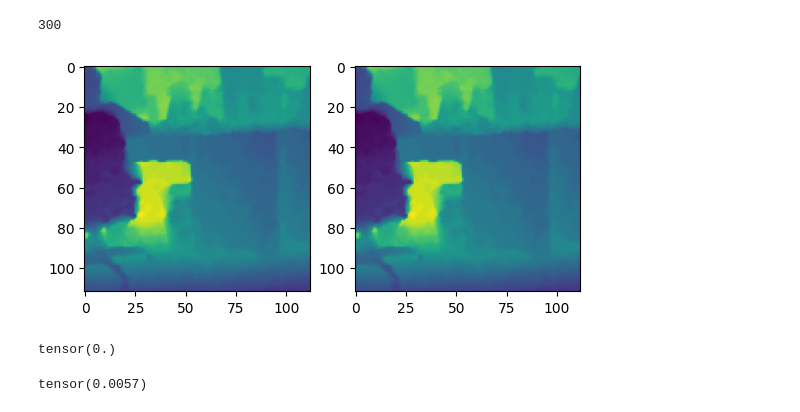
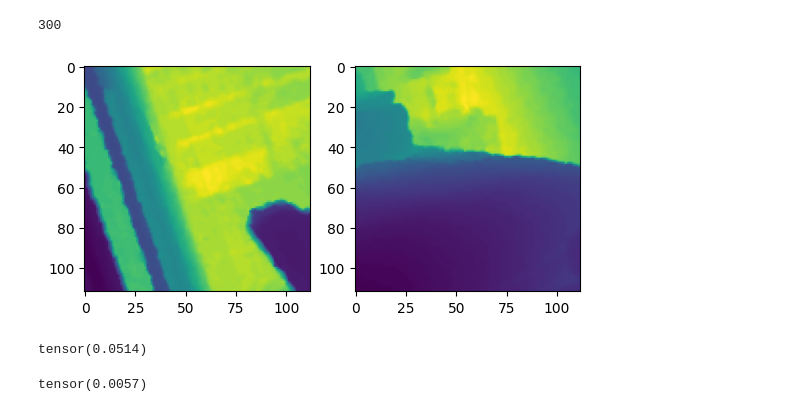
Before and after one commit to Onon0/DepthSegmentation, a Jupyter notebook: Untitled.ipynb, the cells around one changed output. Drawn from its saved outputs; the diff is of its cells as text; code cells hidden in the pictures.

```diff
--- a/Untitled.ipynb
+++ b/Untitled.ipynb
@@ -96,7 +83,7 @@ class UpSample(nn.Sequential):
         return self.leakyreluB( self.convB( self.convA( torch.cat([up_x, concat_with], dim=1)  ) )  )
 
 class Decoder(nn.Module):
-    def __init__(self, num_features=1664, decoder_width = 1.0):
+    def __init__(self, num_features=1920, decoder_width = 1.0):
         super(Decoder, self).__init__()
         features = int(num_features * decoder_width)
 
@@ -122,7 +109,7 @@ class Decoder(nn.Module):
 class Encoder(nn.Module):
     def __init__(self):
         super(Encoder, self).__init__()
-        self.original_model = models.densenet169( weights=True )
+        self.original_model = models.densenet201( weights=True )
 
     def forward(self, x):
         features = [x]
@@ -139,3 +126,5 @@ class PTModel(nn.Module):
         return self.decoder( self.encoder(x) )
 # %%
 model = PTModel()
+# %%
+model.load_state_dict(torch.load(".\\model\\PTModel\\2023-12-11_17-41_0.007553307805210352_0.pth"))
@@ -166,7 +157,7 @@ class NYUData(Dataset):
                         std = [1.0, 1.0, 1.0],
                         max_pixel_value=255
                     ),
-                A.HorizontalFlip(p=flip),
+               # A.HorizontalFlip(p=flip),
 
                 A.RandomBrightnessContrast(p = 1),
 
@@ -179,7 +170,7 @@ class NYUData(Dataset):
                         std = 1.0,
                         max_pixel_value=255
                     ),
-                A.HorizontalFlip(p=flip),
+                #A.HorizontalFlip(p=flip),
 
                 ToTensorV2()
             ])
@@ -284,7 +266,7 @@ class SSIM(torch.nn.Module):
 
         #ssim = (2*Mx*My + c1) * (2*Vxy + c2)/(Mx**2 + My**2 + c1)*(Vx**2 + Vy**2 + c2)
         ssim = l * c * s
-        lssim = (1 - ssim)
+        lssim = torch.clamp((1 - ssim)*0.5,0,1)
         return lssim
 # %%
 class Loss_Function(nn.Module):
@@ -302,18 +293,18 @@ class Loss_Function(nn.Module):
 loss_fn = Loss_Function()
 # %%
 for batch in val_loader:
-    u = 0
+    u = 1
     image, depth = batch
     ss = SSIM()
     f, axarr = plt.subplots(1,2)
     axarr[0].imshow(depth[0].detach().permute(1,2,0))
     axarr[1].imshow(depth[u].detach().permute(1,2,0))
     plt.show()
     print(ss(depth[0], depth[u]))
     break
 # %% [output]
-[figure, old version]
+[figure, new version]
-tensor(0.)
+tensor(0.0514)
 # %%
 ssim = SSIM()
 x = torch.tensor([1.0, 2.0, 3.0])
```
Also changed, not shown: parts of 9 cells of this notebook, 20 other files.
